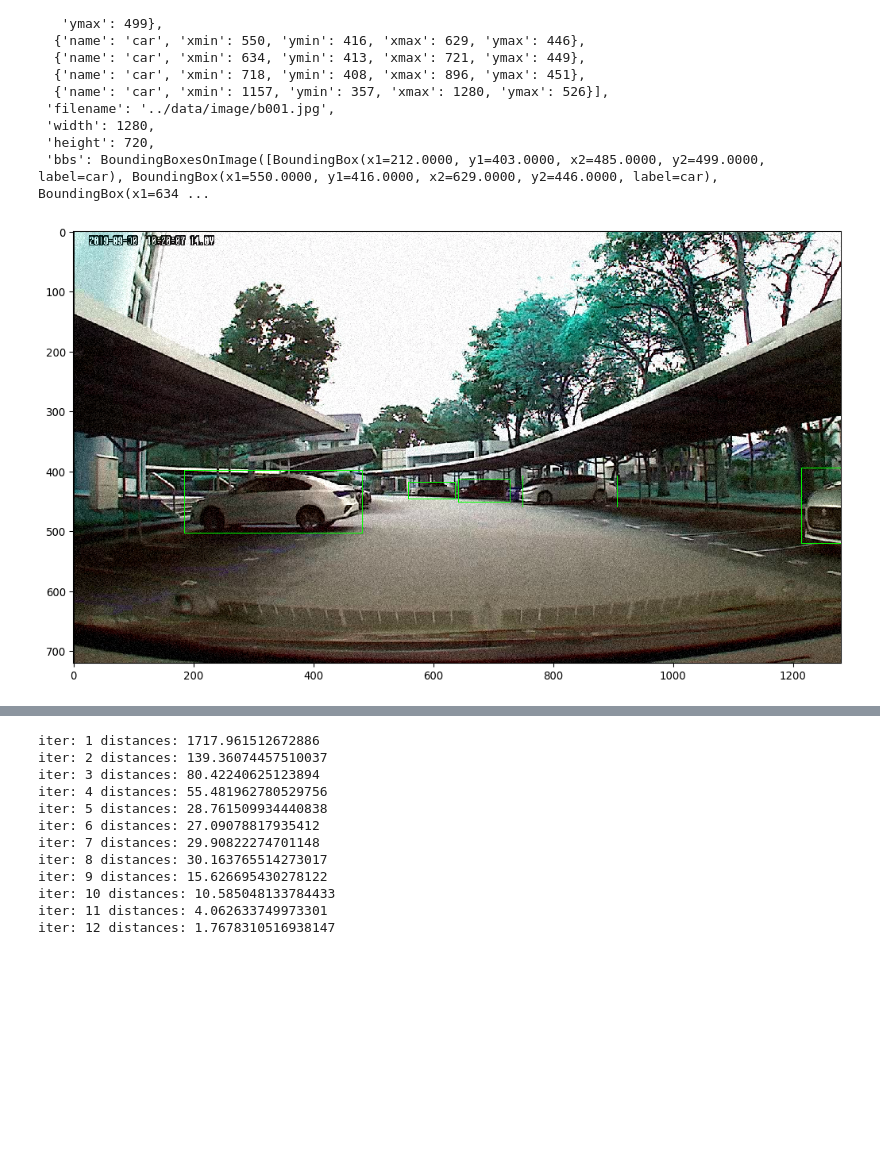
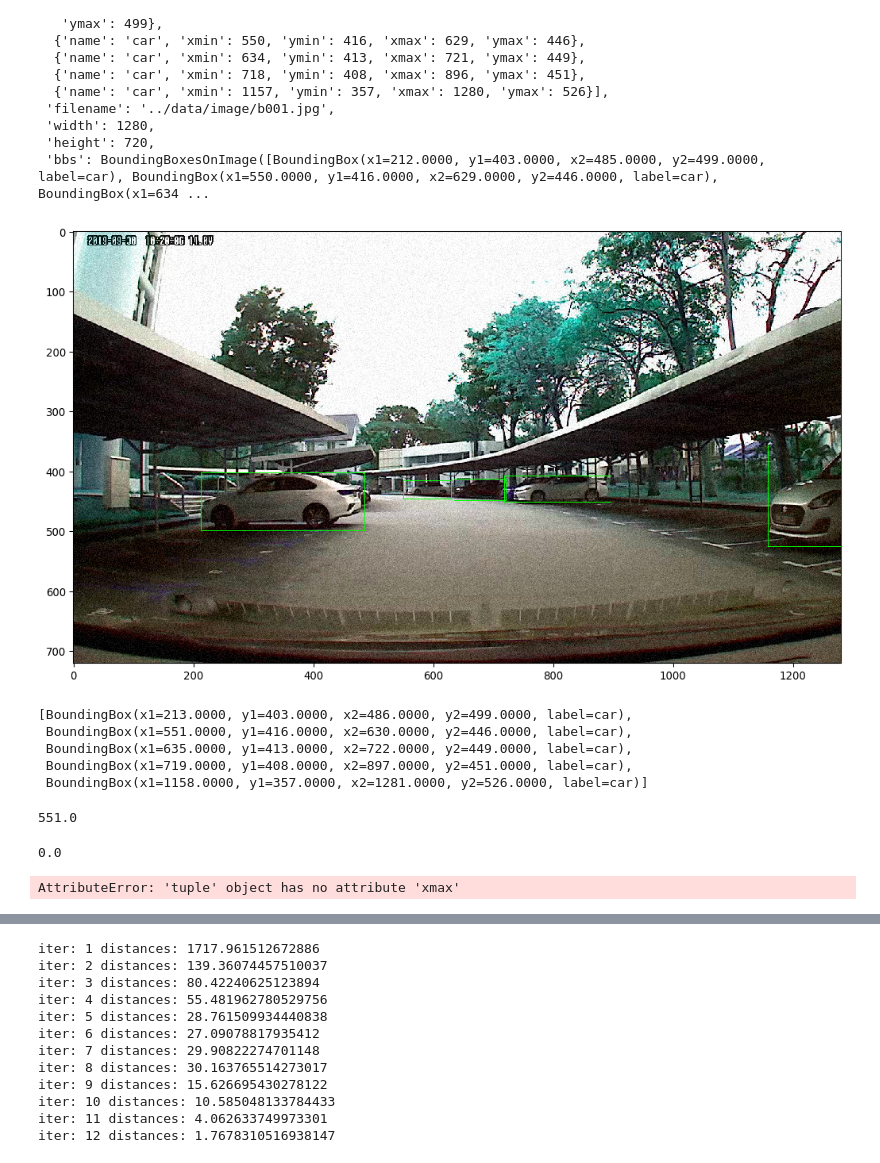
Before and after one commit to raymondng76/ISS-VSE-2019-09-23-IS1FT-CA1, a Jupyter notebook: code/CA1_YoloV3_Train_Test.ipynb, the cells around one changed output, grey strips where cells are left out. Drawn from its saved outputs; the diff is of its cells as text; code cells hidden in the pictures; blank space fills up the shorter version.

```diff
--- a/code/CA1_YoloV3_Train_Test.ipynb
+++ b/code/CA1_YoloV3_Train_Test.ipynb
@@ -138,11 +138,12 @@ seq = iaa.Sequential([
     iaa.Affine(translate_px={"x": (1, 5)})
 ])
 # %%
-imgs = []
-imgs.append(cv2.imread(train_ints[0]['filename']))
-imgs.append(cv2.imread(train_ints[1]['filename']))
-img_aug, bbs_aug = seq(images=imgs, bounding_boxes=[train_ints[0]['bbs'], train_ints[1]['bbs']])
+# imgs = []
+# imgs.append(cv2.imread(train_ints[0]['filename']))
+# imgs.append(cv2.imread(train_ints[1]['filename']))
+img = cv2.imread(train_ints[0]['filename'])
+img_aug, bbs_aug = seq(image=img, bounding_boxes=train_ints[0]['bbs'])
 # %%
-ia.imshow(bbs_aug[1].draw_on_image(img_aug[1]))
+ia.imshow(bbs_aug.draw_on_image(img_aug))
 # %% [output]
-[figure, old version]
+[figure, new version]
@@ -148,0 +193,24 @@ ia.imshow(bbs_aug[1].draw_on_image(img_aug[1]))
+# %%
+bbs_aug.bounding_boxes
+# %% [output]
+[BoundingBox(x1=213.0000, y1=403.0000, x2=486.0000, y2=499.0000, label=car),
+ BoundingBox(x1=551.0000, y1=416.0000, x2=630.0000, y2=446.0000, label=car),
+ BoundingBox(x1=635.0000, y1=413.0000, x2=722.0000, y2=449.0000, label=car),
+ BoundingBox(x1=719.0000, y1=408.0000, x2=897.0000, y2=451.0000, label=car),
+ BoundingBox(x1=1158.0000, y1=357.0000, x2=1281.0000, y2=526.0000, label=car)]
+# %%
+bbs_aug.bounding_boxes[1].x1
+# %% [output]
+551.0
+# %%
+iou = bbs_aug.bounding_boxes[0].iou(bbs_aug.bounding_boxes[1])
+print(iou)
+# %% [output]
+0.0
+# %%
+anchors = fulltest
+achs = []
+for a in anchors:
+    achs += [a.xmax, a.ymax]
+# %% [output]
+AttributeError: 'tuple' object has no attribute 'xmax'
```
Also changed, not shown: parts of 2 cells of this notebook, 1 other file.
